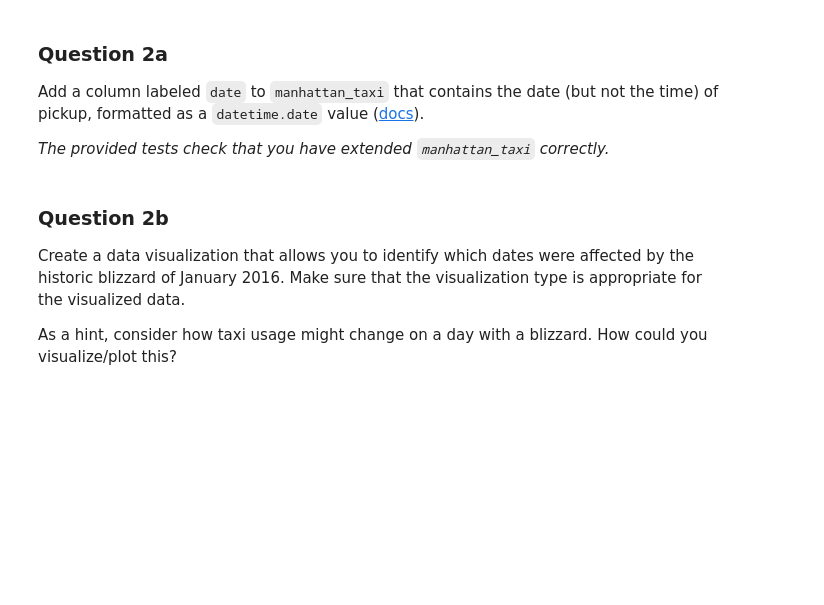
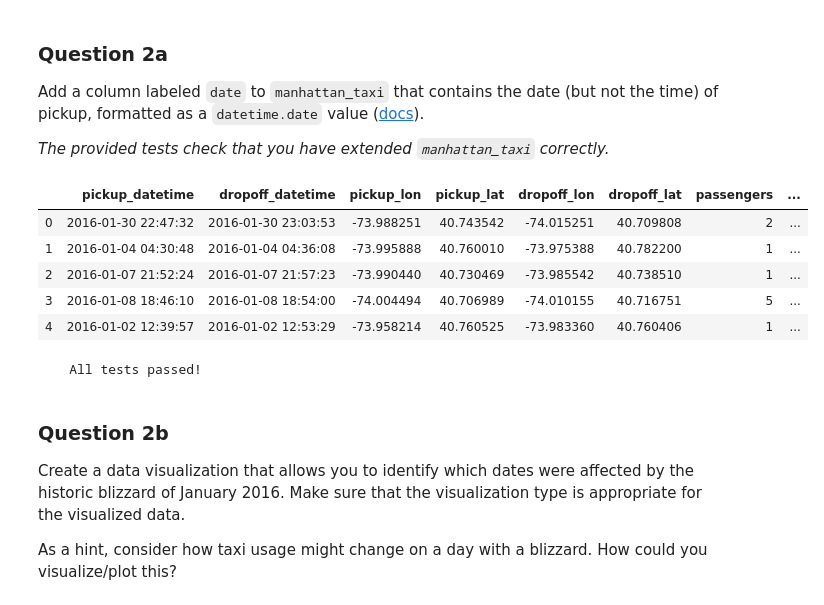
Before and after one commit to paramshah10/get-that-data, a Jupyter notebook: Taxi Ride Duration/proj3.ipynb, the cells around one changed output. Saved outputs shown, nothing was run; the diff lists cells and outputs as text; code cells hidden in the pictures; blank space fills up the shorter version.

```diff
--- a/Taxi Ride Duration/proj3.ipynb
+++ b/Taxi Ride Duration/proj3.ipynb
@@ -273,6 +291,13 @@ points: 1
 # %%
 from datetime import date
 
 manhattan_taxi = manhattan_taxi.reset_index(drop=True)
-manhattan_taxi['date'] = [date.fromisoformat(manhattan_taxi['pickup_datetime'][i][:10]) for i in range(manhattan_taxi.shape[0])]
+manhattan_taxi['date'] = [pd.to_datetime(manhattan_taxi['pickup_datetime'][i][:10]) for i in range(manhattan_taxi.shape[0])]
 manhattan_taxi.head()
+# %% [output]
+|  | pickup_datetime | dropoff_datetime | pickup_lon | pickup_lat | dropoff_lon | dropoff_lat | passengers | ... |
+| 0 | 2016-01-30 22:47:32 | 2016-01-30 23:03:53 | -73.988251 | 40.743542 | -74.015251 | 40.709808 | 2 | ... |
+| 1 | 2016-01-04 04:30:48 | 2016-01-04 04:36:08 | -73.995888 | 40.760010 | -73.975388 | 40.782200 | 1 | ... |
+| 2 | 2016-01-07 21:52:24 | 2016-01-07 21:57:23 | -73.990440 | 40.730469 | -73.985542 | 40.738510 | 1 | ... |
+| 3 | 2016-01-08 18:46:10 | 2016-01-08 18:54:00 | -74.004494 | 40.706989 | -74.010155 | 40.716751 | 5 | ... |
+| 4 | 2016-01-02 12:39:57 | 2016-01-02 12:53:29 | -73.958214 | 40.760525 | -73.983360 | 40.760406 | 1 | ... |
@@ -281,3 +304,7 @@ ok.grade("q2a");
+# %%
+grader.check("q2a")
+# %% [output]
+    All tests passed!
 # %% [markdown]
 ### Question 2b
 
```
Also changed, not shown: parts of 58 cells of this notebook, 4 other files.
